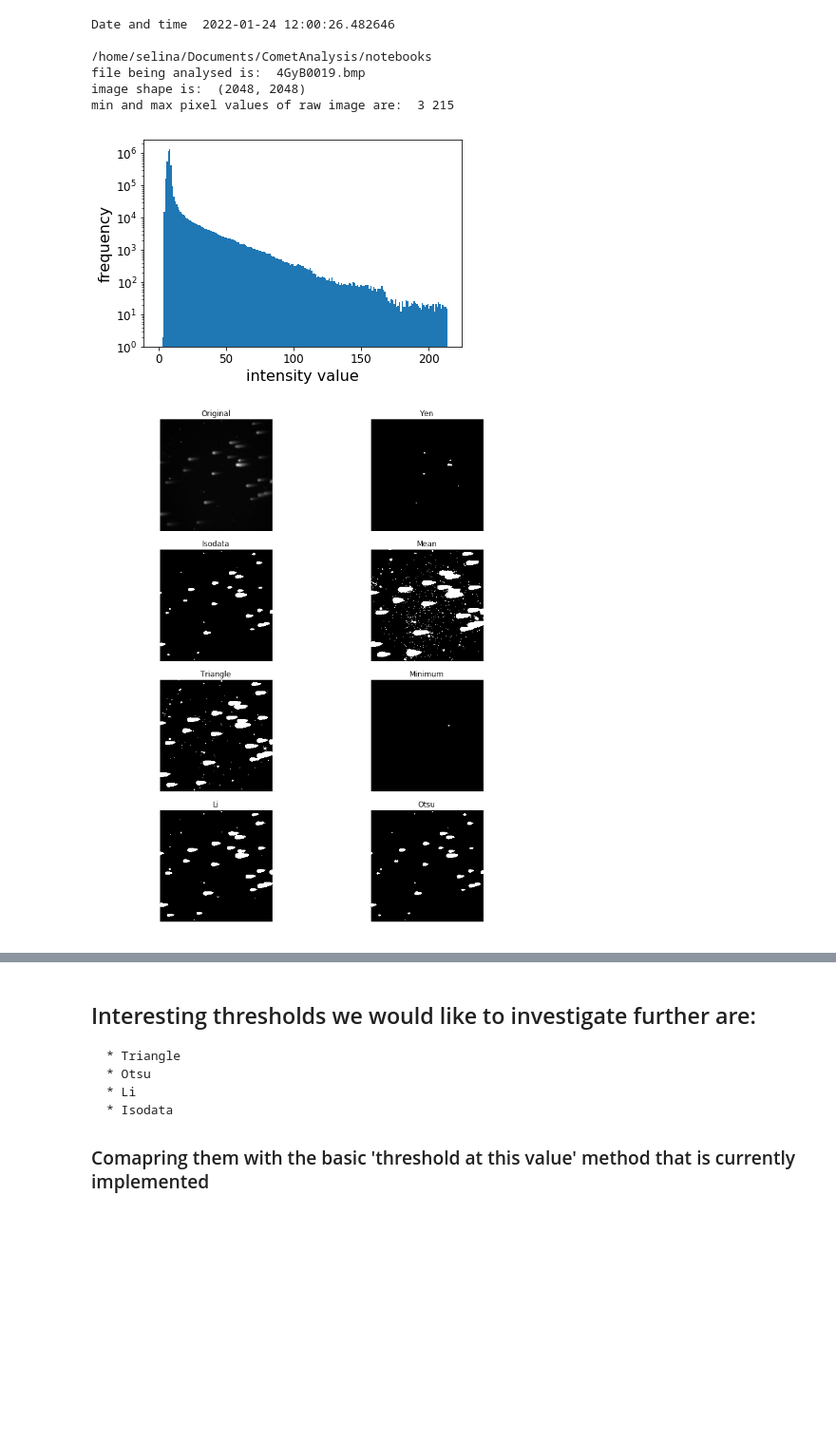
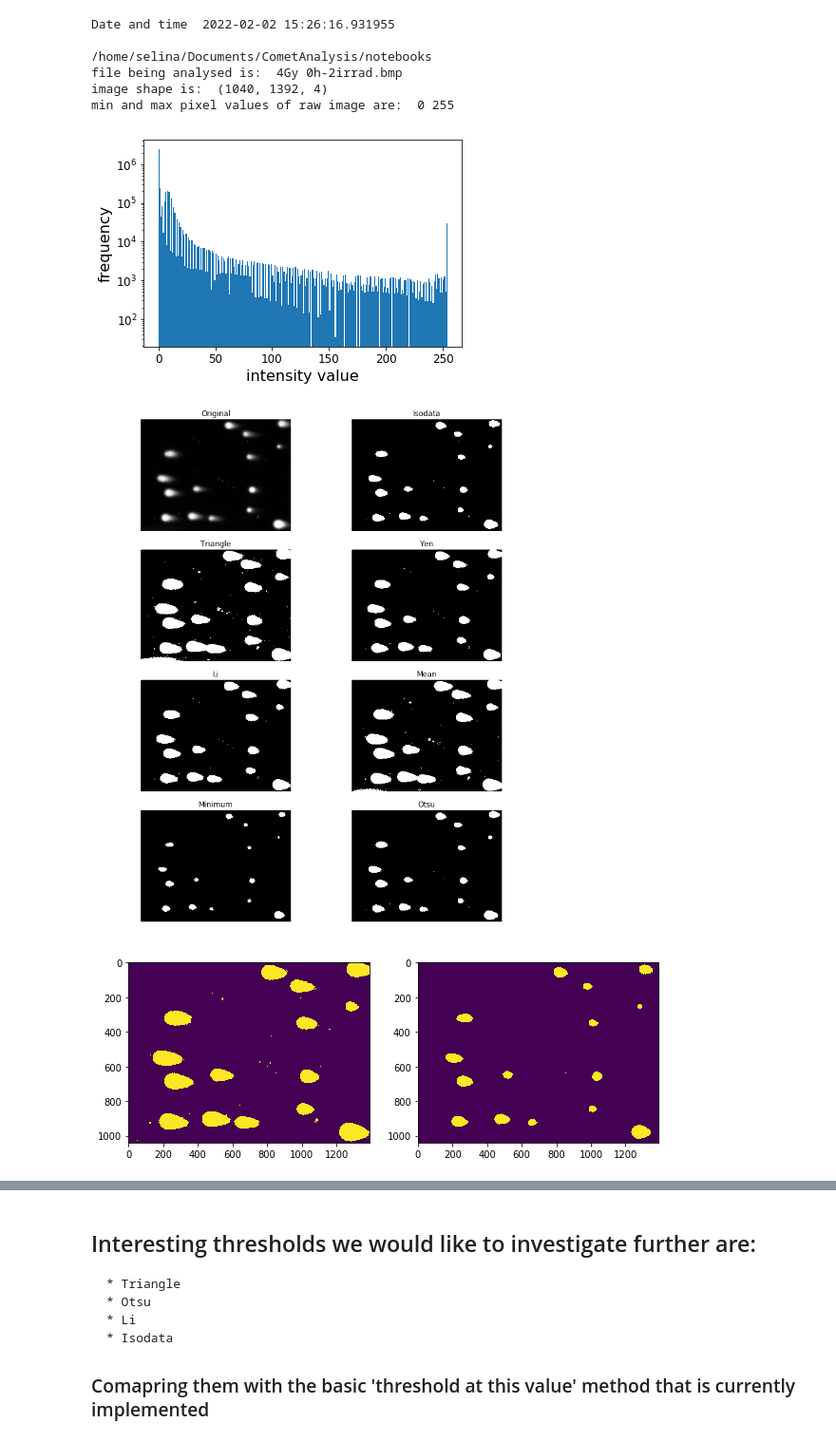
Before and after one commit to Selina9/notebooks, a Jupyter notebook: ThresholdExploration.ipynb, the cells around one changed output, grey strips where cells are left out. Shown at 95% size. Cells and saved outputs as stored; diff of their text form; code cells hidden in the pictures; blank space fills up the shorter version.

```diff
--- a/ThresholdExploration.ipynb
+++ b/ThresholdExploration.ipynb
@@ -22,7 +22,8 @@ import processing_defs as process
 #imFile = "Images\\ControlBatch\\0001.bmp"
 #imFile = "../CometImages/CA210609/Collated/4GyA/bmp/4GyA0027.bmp"
 #imFile = "../CometImages/CA210609/Collated/4GyB/bmp/4GyB009.bmp"
-imFile = "../CometImages/CA210609/Collated/4GyB/bmp/4GyB0019.bmp"
+#imFile = "../CometImages/CA210609/Collated/4GyB/bmp/4GyB0019.bmp"
+imFile = '../CometImages/4Gy/4Gy 0h-2irrad.bmp'
 fileName = [os.path.basename(x) for x in sorted(glob.glob(imFile))][0]  #only file name with extension
 print("file being analysed is: ", fileName)
 #
@@ -31,12 +32,28 @@ shape = imgRaw.shape
 print("image shape is: ", shape)
 nRows = imgRaw.shape[0] # y coordinates
 nCols = imgRaw.shape[1] # x ccordinates
+#
 if len(shape) == 3:
     nDepth = imgRaw.shape[2]
 else:
     nDepth = 1
+
+# Determine image format and process accordingly
+if nDepth == 4:
+    imgRGB = process.rgba2rgb(imgRaw)
+    imgGrey = process.rgb2grey(imgRGB, 1)
+elif nDepth == 3:
+    imgRGB = imgRaw
+    imgGrey = process.rgb2grey(imgRGB, 1)
+elif nDepth == 1:
+    imgRGB = imgRaw
+    imgGrey = imgRaw
+else:
+    print(" ")
+    print("Unexpected image depth",nDepth)
+    sys.stop()
 imgArr = np.zeros((nRows, nCols))
-imgArr[:, :] = imgRaw[:, :]
+imgArr[:, :] = imgGrey[:, :]
 maxPix = np.max(imgRaw)
 minPix = np.min(imgRaw)
 print("min and max pixel values of raw image are: ", minPix, maxPix)
@@ -56,6 +73,21 @@ plt.show()
 fig, ax = try_all_threshold(imgArr, figsize=(10, 12), verbose=False)
 plt.show()
 #
+thresh = np.array([0.1, 0.5]) * maxPix
+nThresh = len(thresh)
+imgThresh = np.zeros((nRows, nCols, nThresh))
+for t in range(0, nThresh):
+    imgThresh[:, :, t] = imgGrey > thresh[t]
+#
+#plot thresholded images
+fig = plt.figure(figsize=(10,12))
+plt.subplot(1, 2, 1)
+fig.title = "thresholded raw image " + fileName + "at" + str(thresh[0])
+plt.imshow(imgThresh[:, :, 0])
+plt.subplot(1, 2, 2)
+fig.title = "thresholded raw image " + fileName + "at" + str(thresh[1])
+plt.imshow(imgThresh[:, :, 1])
+plt.show()
 
 """
 # TESTING TO SEE WHICH IMAGES HAVE THE CIRCULAR SHADOW ARTEFACT
@@ -126,36 +158,37 @@ for n in range (0, nFiles):
     for t in range(0, nThresh):
         imgThresh[:, :, t] = imgGrey > thresh[t]
     #
     #plot thresholded images
     fig = plt.figure(figsize=(10,12))
     plt.subplot(1, 2, 1)
     fig.title = "thresholded raw image " + fileNames[n] + "at" + str(thresh[0])
     plt.imshow(imgThresh[:, :, 0])
     plt.subplot(1, 2, 2)
     fig.title = "thresholded raw image " + fileNames[n] + "at" + str(thresh[1])
     plt.imshow(imgThresh[:, :, 1])
     plt.show()
     #
     #plot histogram of raw image intensities
     fig, ax = plt.subplots(1)
     plt.title("Histogram of raw " + str(fileNames[n]))
     n, bins, patches = ax.hist(imgRaw.flatten(), bins=np.arange(0, maxPix, 1), log=True)
     plt.show()
 
 print(mostPixArr)
 """
 #
 then = now
 now = datetime.datetime.now()
 print(" ")
 print("Date and time",str(now))
 print("Time since last check is",str(now - then))
 # %% [output]
-Date and time  2022-01-24 12:00:26.482646
+Date and time  2022-02-02 15:26:16.931955
 
 /home/selina/Documents/CometAnalysis/notebooks
-file being analysed is:  4GyB0019.bmp
-image shape is:  (2048, 2048)
-min and max pixel values of raw image are:  3 215
+file being analysed is:  4Gy 0h-2irrad.bmp
+image shape is:  (1040, 1392, 4)
+min and max pixel values of raw image are:  0 255
-[figure, old version]
+[figure, new version]
-[figure, old version]
+[figure, new version]
+[figure, added]
```
Also changed, not shown: parts of 1 cell of this notebook, 5 other files.
